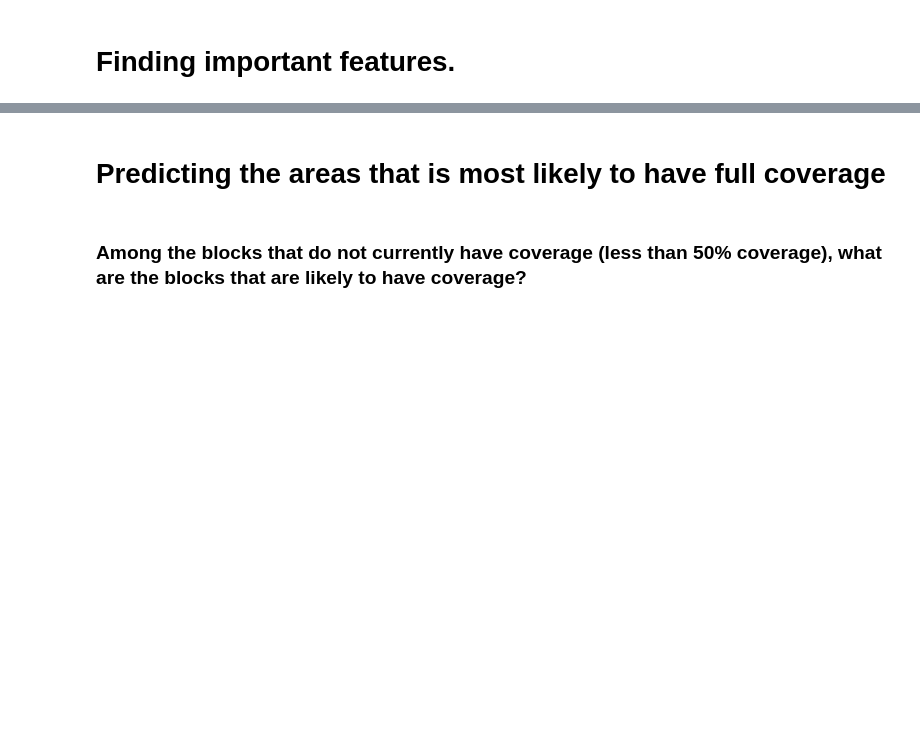
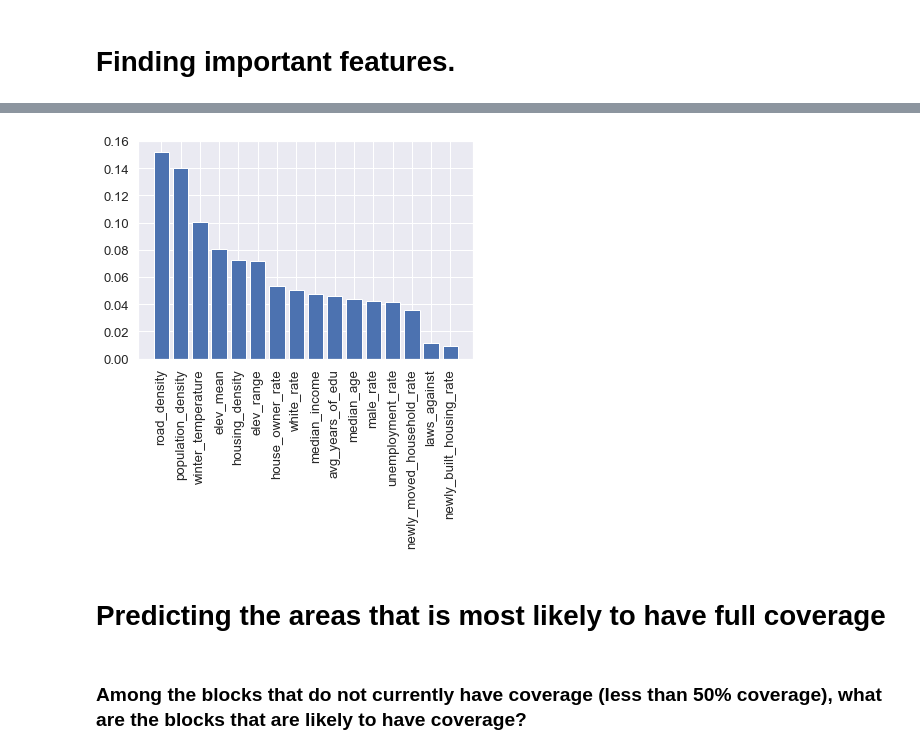
Before and after one commit to fccdsicapstone/data-exploration, a Jupyter notebook: internet_access_rate_analysis_model_balanced.ipynb, the cells around one changed output, grey strips where cells are left out. Drawn from its saved outputs; the diff is of its cells as text; code cells hidden in the pictures; blank space fills up the shorter version.

```diff
--- a/internet_access_rate_analysis_model_balanced.ipynb
+++ b/internet_access_rate_analysis_model_balanced.ipynb
@@ -278,3 +281,9 @@ coefficients.sort_values('gini_coef', ascending=False)
+# %%
+plt.bar(coef_sort['feature'], coef_sort['gini_coef'])
+plt.xticks(rotation='vertical')
+plt.show()
+# %% [output]
+[figure, added]
 # %% [markdown]
 # Predicting the areas that is most likely to have full coverage
 # %%
```
Also changed, not shown: parts of 11 cells of this notebook.
